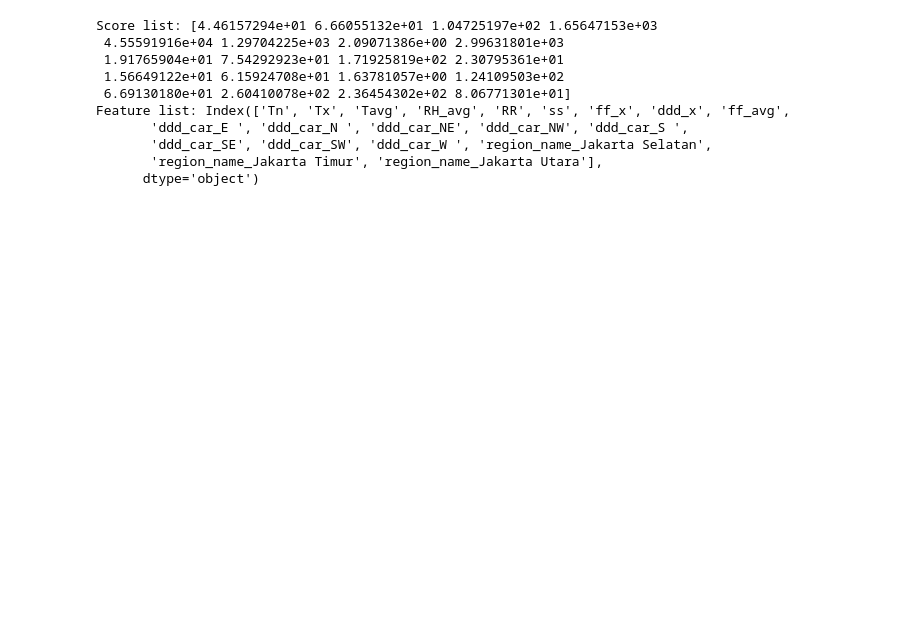
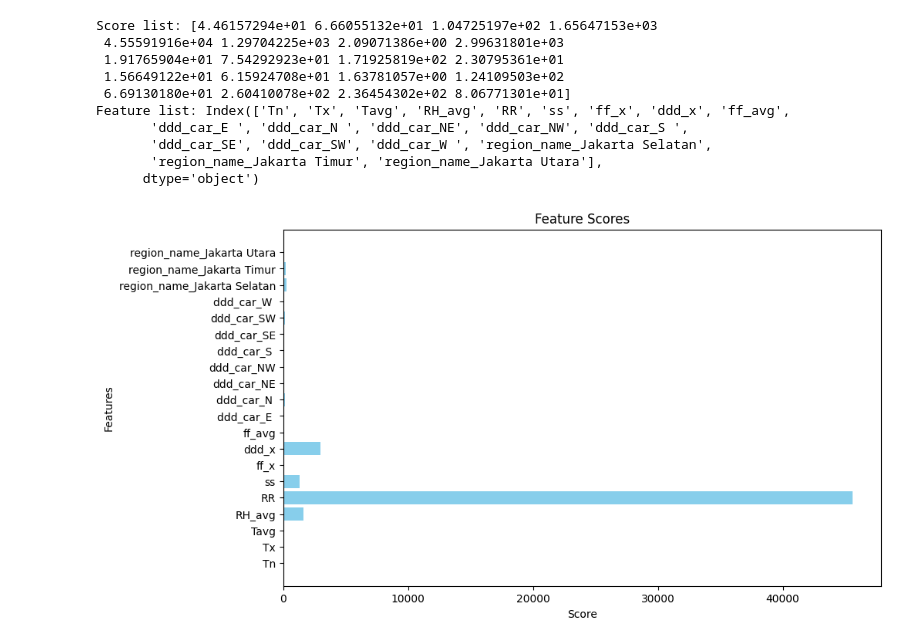
Before and after one commit to Fadhil-hi/Intern-BCC-2024, a Jupyter notebook: Code/Preprocessing/Outlier_Zscore-Ffill-modus/Ffill.ipynb, the cells around one changed output. Drawn from its saved outputs; the diff is of its cells as text; code cells hidden in the pictures; blank space fills up the shorter version.

```diff
--- a/Code/Preprocessing/Outlier_Zscore-Ffill-modus/Ffill.ipynb
+++ b/Code/Preprocessing/Outlier_Zscore-Ffill-modus/Ffill.ipynb
@@ -135,6 +143,6 @@ Jumlah data uji: 2333
 # %%
 from sklearn.ensemble import RandomForestClassifier
 
-rf = RandomForestClassifier(n_estimators=150, max_depth=15, random_state=42)
+rf = RandomForestClassifier(random_state=42)
 rf.fit(X_train, y_train)
 # %% [output]
@@ -192,3 +200,17 @@ Feature list: Index(['Tn', 'Tx', 'Tavg', 'RH_avg', 'RR', 'ss', 'ff_x', 'ddd_x',
        'ddd_car_SE', 'ddd_car_SW', 'ddd_car_W ', 'region_name_Jakarta Selatan',
        'region_name_Jakarta Timur', 'region_name_Jakarta Utara'],
       dtype='object')
+# %%
+import matplotlib.pyplot as plt
+
+scores = select_feature.scores_
+features = X_train.columns
+
+plt.figure(figsize=(10, 6))
+plt.barh(features, scores, color='skyblue')
+plt.xlabel('Score')
+plt.ylabel('Features')
+plt.title('Feature Scores')
+plt.show()
+# %% [output]
+[figure, added]
```
Also changed, not shown: parts of 9 cells of this notebook, 2 other files.
